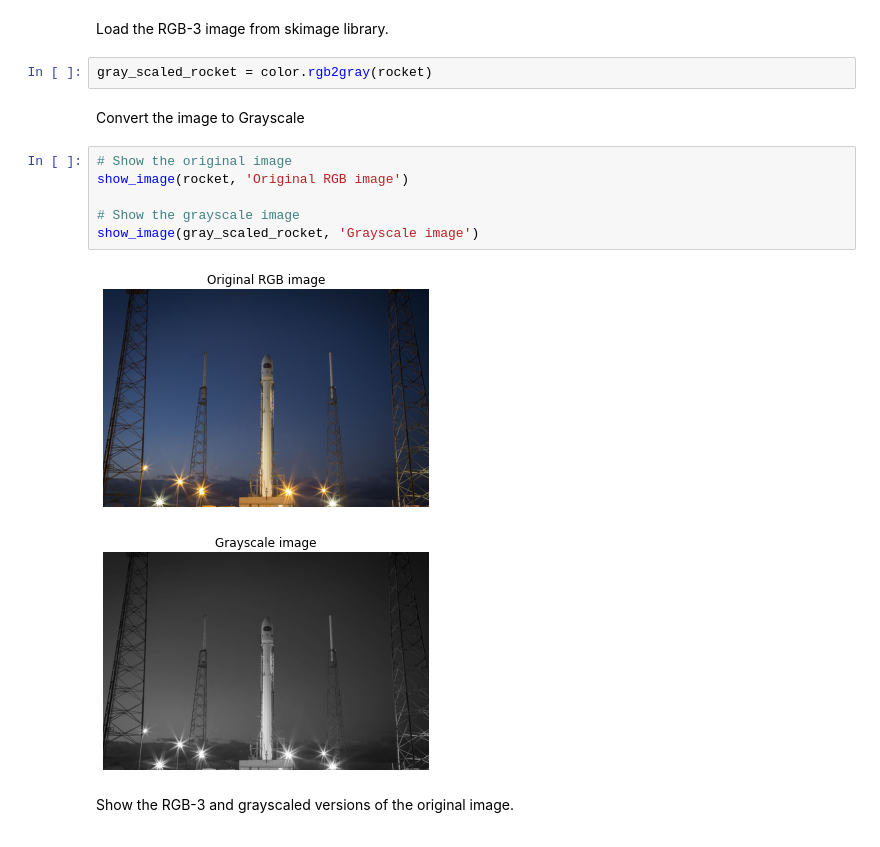
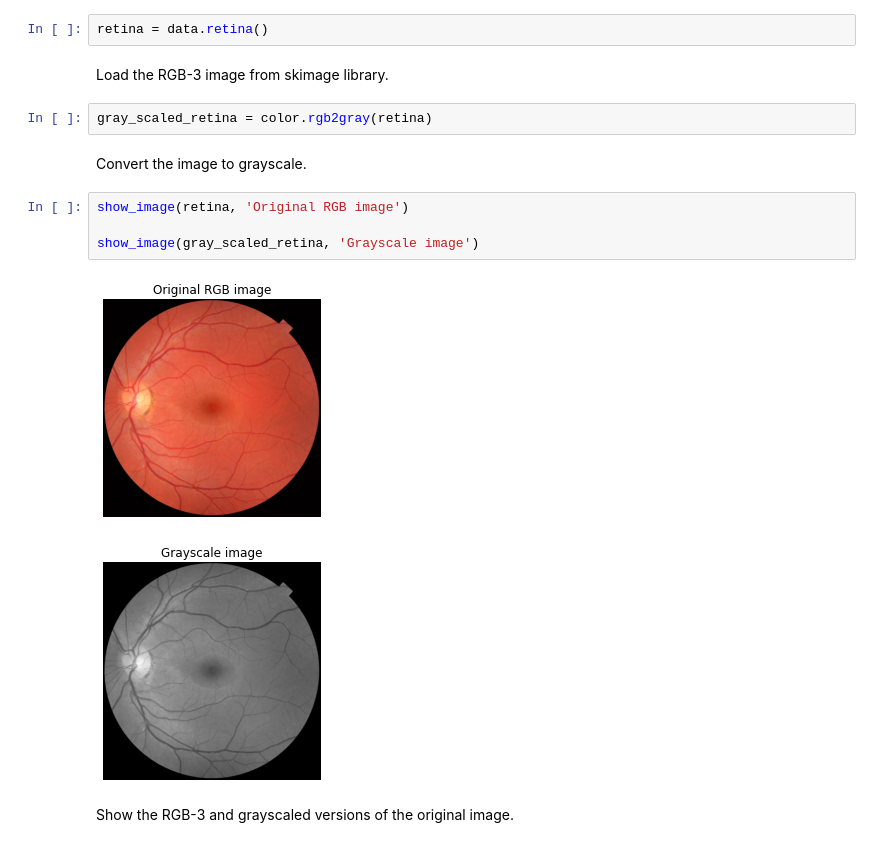
Before and after one commit to Gizem-kaya/Image-Processing-with-Python, a Jupyter notebook: firststepsofip.ipynb, the cells around one changed output. Cells and saved outputs as stored; diff of their text form.

Commit message:
image is changed

```diff
--- a/firststepsofip.ipynb
+++ b/firststepsofip.ipynb
@@ -19,18 +17,18 @@ rocket = data.rocket()
+# %%
+retina = data.retina()
 # %% [markdown]
 Load the RGB-3 image from skimage library.
 # %%
-gray_scaled_rocket = color.rgb2gray(rocket)
+gray_scaled_retina = color.rgb2gray(retina)
 # %% [markdown]
-Convert the image to Grayscale
+Convert the image to grayscale.
-# %%
-# Show the original image
-show_image(rocket, 'Original RGB image')
-
-# Show the grayscale image
-show_image(gray_scaled_rocket, 'Grayscale image')
-# %% [output]
-[figure, removed]
-[figure, removed]
+# %%
+show_image(retina, 'Original RGB image')
+
+show_image(gray_scaled_retina, 'Grayscale image')
+# %% [output]
+[figure, added]
+[figure, added]
 # %% [markdown]
 Show the RGB-3 and grayscaled versions of the original image.
 # %% [markdown]
```
Also changed, not shown: parts of 2 cells of this notebook.
